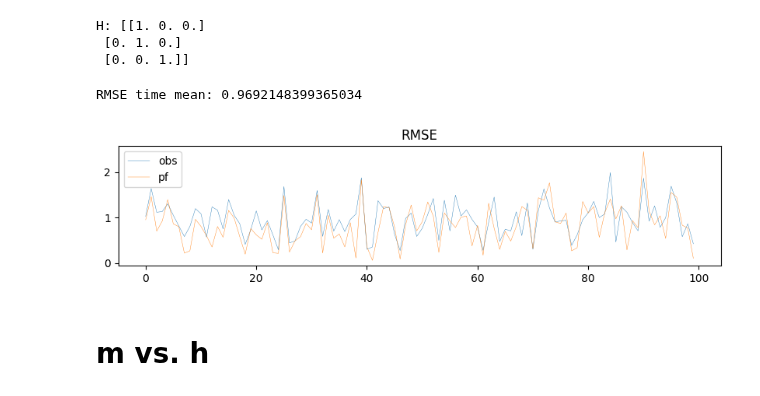
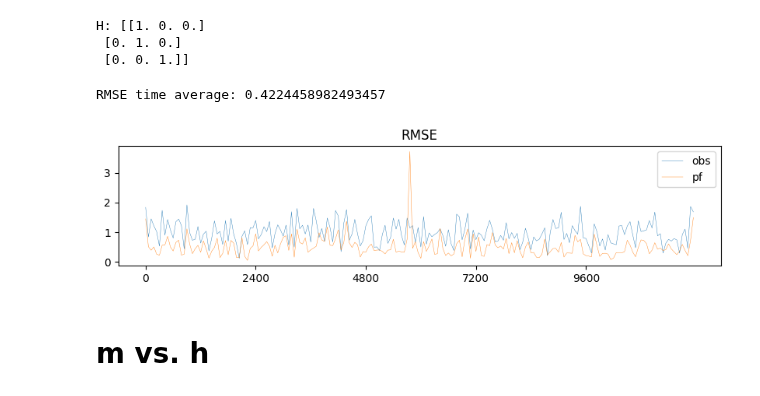
Before and after one commit to KotaTakeda/da_py, a Jupyter notebook: examples/l63_pf.ipynb, the cells around one changed output. Cells and saved outputs as stored; diff of their text form; code cells hidden in the pictures.

```diff
--- a/examples/l63_pf.ipynb
+++ b/examples/l63_pf.ipynb
@@ -36,8 +36,8 @@ p = (s, r, b)
 # 0.01ずつ時間発展させる
 # dtは同化step
 def M(x, Dt):
-    for i in range(int(Dt/0.01)):
-        x = rk4(lorenz63, 0, x, p, 0.01)
+    for i in range(int(Dt/dt)):
+        x = rk4(lorenz63, 0, x, p, dt)
     return x
 
 # 単位行列
@@ -57,13 +57,13 @@ r = 1
 R = r**2*I
 
 # 観測値と真値
-end_step = 100 # 開発用
-x_true = np.load('x_true_l63_full.npy')[:end_step]
+end_step = 1000*obs_per # 開発用
+x_true = np.load("x_true_l63_full.npy")[:end_step:obs_per]
 
 R = H@R@H.T
 
 # ensemble size
-m = 1000
+m = 100
 
 # generate initial ensemble
 seed = 0
@@ -74,7 +74,7 @@ P_0 = 64*I
 X_0 = x_0 + np.random.multivariate_normal(np.zeros_like(x_0), P_0, m)  # (m, dim_x)
 
 # inflation
-sigma_add = 0.1
+sigma_add = 0.4
 # %% [output]
 H: [[1. 0. 0.]
  [0. 1. 0.]
@@ -88,7 +88,7 @@ def h(x):
     return H@x
 
 # assimilate
-pf = PF(M, h, R, N_thr=.99, add_inflation=sigma_add)
+pf = PF(M, h, R, N_thr=.95, add_inflation=sigma_add)
 pf.initialize(X_0)
 
 for y_obs in tqdm(y[:end_step]):
@@ -112,17 +112,20 @@ x_assim = pf.x
 # %%
 # plot rmse
 vis_per = 1
 fig, ax = plt.subplots(figsize=(10, 2))
 plot_loss(x_true[:end_step:vis_per]@H.T, y[:end_step:vis_per], loss_rms, ax=ax, label='obs', lw=0.3)
 plot_loss(x_true[:end_step:vis_per], x_assim[:end_step:vis_per], loss_rms, ax=ax, label='pf', lw=0.3)
 # plt.plot(np.sqrt(pf.trP), lw=0.3, label='trP')
 ax.legend()
 # ax.set_ylim([0,5])
 ax.set_title("RMSE")
-print("RMSE time mean:", loss_rms(x_true[:end_step], x_assim)[end_step//4*3:].mean())
+ax.set_xticks(np.arange(0, len(x_true[:end_step:vis_per]), len(x_true[:end_step:vis_per])//vis_per))
+ax.set_xticklabels(np.arange(0, end_step, end_step//vis_per))
+print("RMSE time average:", loss_rms(x_true[:end_step], x_assim)[len(x_assim)//4*3:].mean())
+# print("RMSE time average:", loss_rms(x_true[:end_step:vis_per]@H.T, y[:end_step:vis_per]).mean())
 # %% [output]
-RMSE time mean: 0.9692148399365034
+RMSE time average: 0.4224458982493457
-[figure, old version]
+[figure, new version]
 # %% [markdown]
 # m vs. h
 # %%
```
Also changed, not shown: parts of 2 cells of this notebook, 2 other files.
